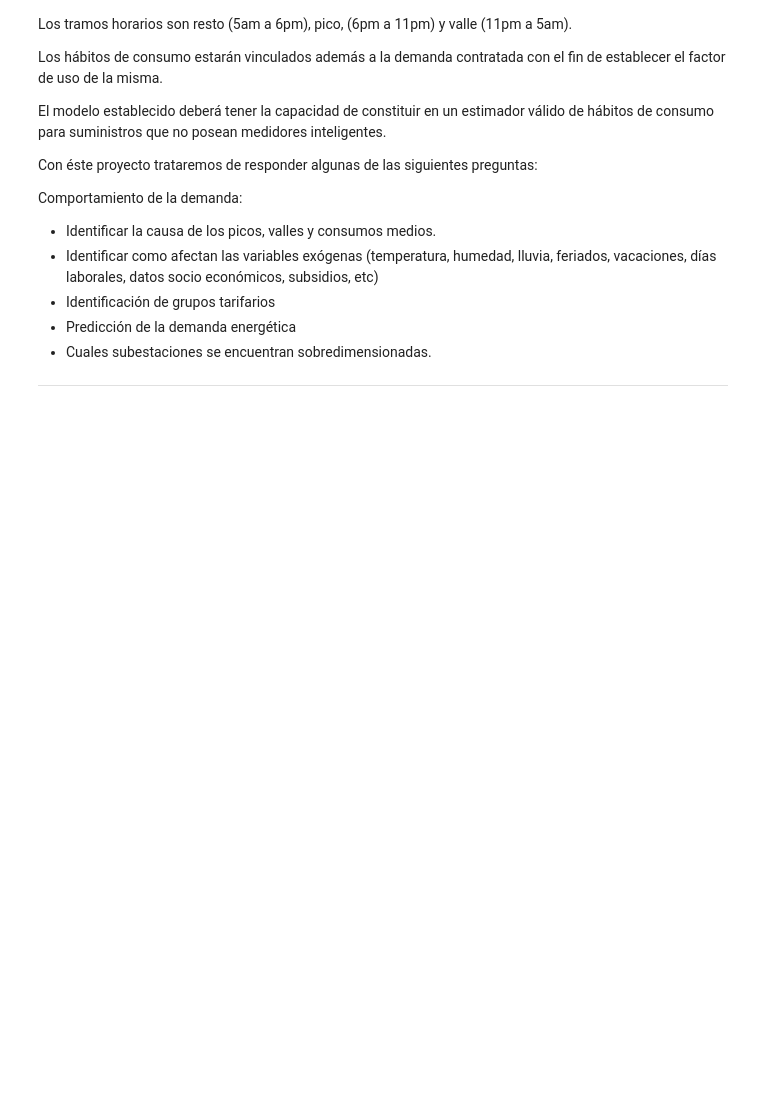
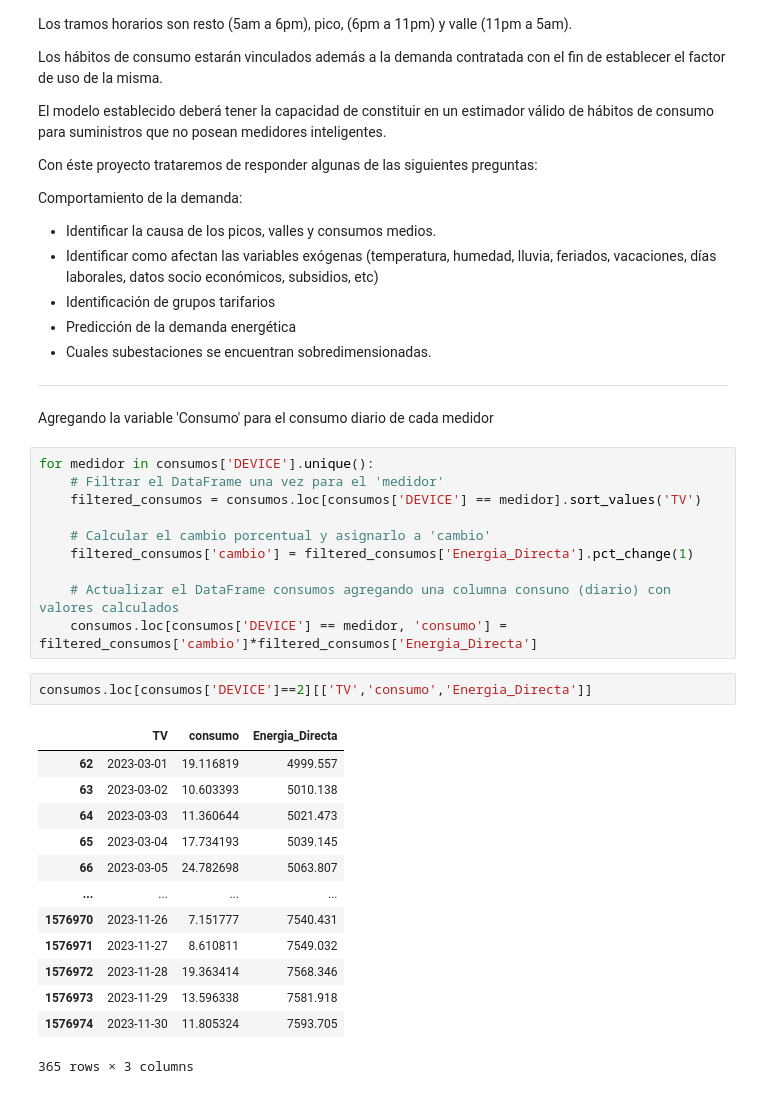
Before and after one commit to pasollipaula/DiplodatosMentoria, a Jupyter notebook: carga_datasets.ipynb, the cells around one changed output. Saved outputs shown, nothing was run; the diff lists cells and outputs as text; blank space fills up the shorter version.

Commit message:
Agrego la variable consumo

```diff
--- a/carga_datasets.ipynb
+++ b/carga_datasets.ipynb
@@ -636,3 +640,31 @@ Comportamiento de la demanda:
 * Cuales subestaciones se encuentran sobredimensionadas.
 
 ---
+# %% [markdown]
+Agregando la variable 'Consumo' para el consumo diario de cada medidor
+# %%
+for medidor in consumos['DEVICE'].unique():
+    # Filtrar el DataFrame una vez para el 'medidor'
+    filtered_consumos = consumos.loc[consumos['DEVICE'] == medidor].sort_values('TV')
+
+    # Calcular el cambio porcentual y asignarlo a 'cambio'
+    filtered_consumos['cambio'] = filtered_consumos['Energia_Directa'].pct_change(1)
+
+    # Actualizar el DataFrame consumos agregando una columna consuno (diario) con valores calculados
+    consumos.loc[consumos['DEVICE'] == medidor, 'consumo'] = filtered_consumos['cambio']*filtered_consumos['Energia_Directa']
+# %%
+consumos.loc[consumos['DEVICE']==2][['TV','consumo','Energia_Directa']]
+# %% [output]
+|  | TV | consumo | Energia_Directa |
+| 62 | 2023-03-01 | 19.116819 | 4999.557 |
+| 63 | 2023-03-02 | 10.603393 | 5010.138 |
+| 64 | 2023-03-03 | 11.360644 | 5021.473 |
+| 65 | 2023-03-04 | 17.734193 | 5039.145 |
+| 66 | 2023-03-05 | 24.782698 | 5063.807 |
+| ... | ... | ... | ... |
+| 1576970 | 2023-11-26 | 7.151777 | 7540.431 |
+| 1576971 | 2023-11-27 | 8.610811 | 7549.032 |
+| 1576972 | 2023-11-28 | 19.363414 | 7568.346 |
+| 1576973 | 2023-11-29 | 13.596338 | 7581.918 |
+| 1576974 | 2023-11-30 | 11.805324 | 7593.705 |
+365 rows × 3 columns
```
Also changed, not shown: parts of 1 cell of this notebook.
